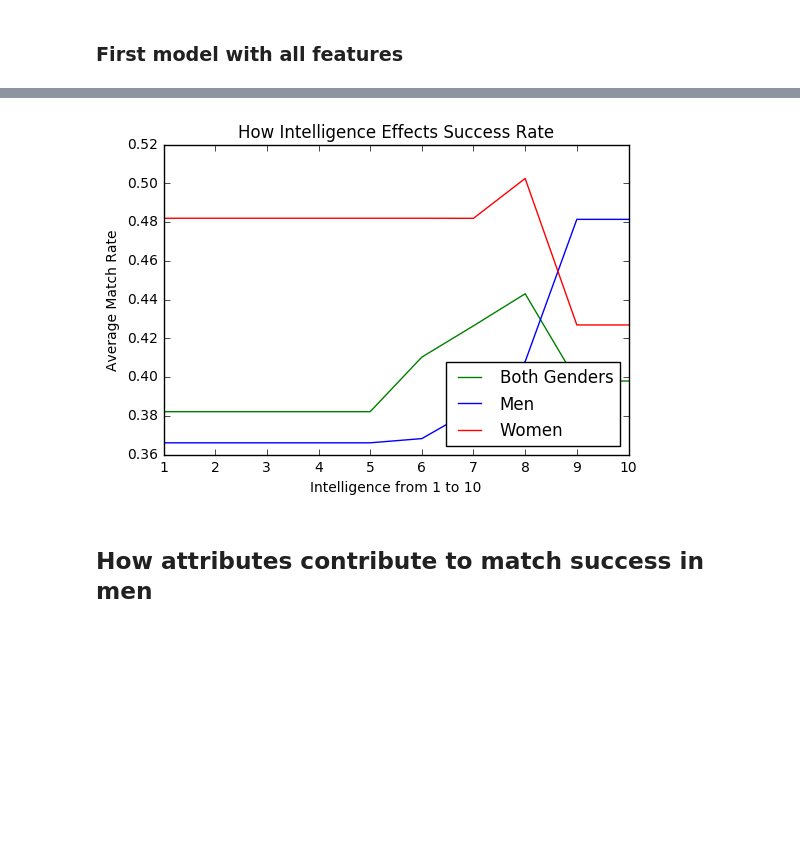
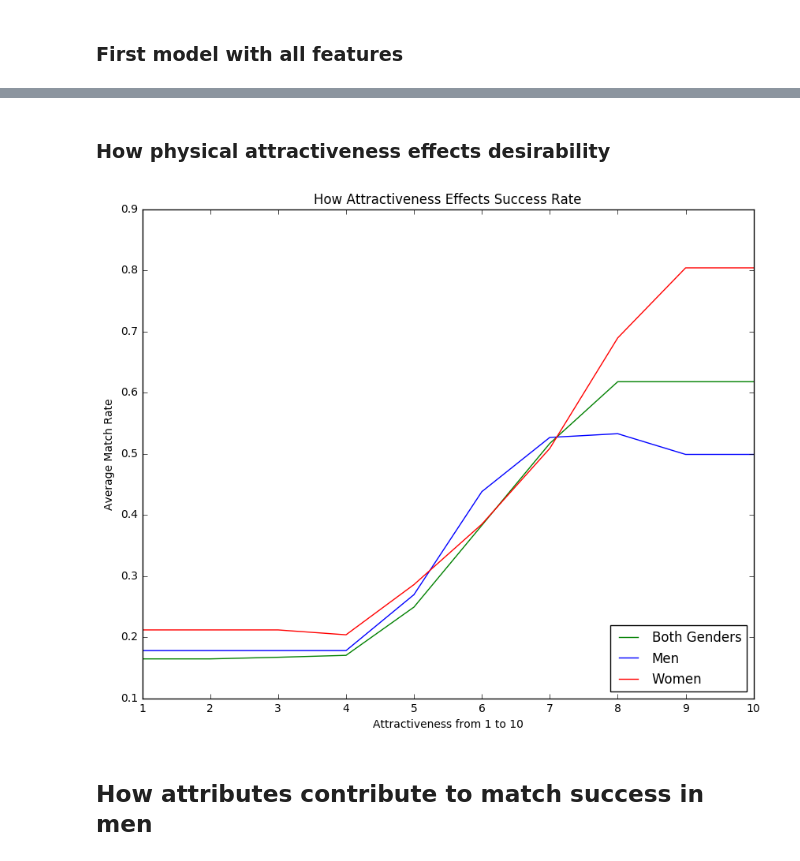
Before and after one commit to magescher/DataScience_SpeedDatingExperiment, a Jupyter notebook: SpeedDating.ipynb, the cells around one changed output, grey strips where cells are left out. Drawn from its saved outputs; the diff is of its cells as text; code cells hidden in the pictures; blank space fills up the shorter version.

```diff
--- a/SpeedDating.ipynb
+++ b/SpeedDating.ipynb
@@ -18,6 +15,0 @@ from sklearn.metrics import roc_auc_score
-# %%
-pd.set_option('display.max_columns', None)
-#pd.set_option('display.max_rows', None)
-df = pd.read_csv('data/speed_dating.csv', encoding="ISO-8859-1")
-print (df.head())
-print (df.describe())
@@ -411,6 +264,8 @@ GradientBoostingRegressor(alpha=0.9, criterion='friedman_mse', init=None,
              min_weight_fraction_leaf=0.0, n_estimators=100,
              presort='auto', random_state=None, subsample=1.0, verbose=0,
              warm_start=False)
+# %% [markdown]
+### How physical attractiveness effects desirability
 # %%
 x=[]
 y=[]
@@ -418,39 +273,39 @@ y_m=[]
 y_w=[]
 for j in range (1,11):
     avg=0
     for i in range (0,552):
         test_person=lookup[["attr_o","sinc_o","intel_o","fun_o","amb_o","shar_o"]].iloc[i]
-        test_person["intel_o"]=j
+        test_person["attr_o"]=j
         avg=avg+gbr.predict(test_person.reshape(1,-1))[0]
         #print est.predict(test_person)[0]
     y.append(float(avg/552))
     x.append(j)
 for j in range (1,11):
     avg=0
     for i in range (0,277):
         test_person=lookup_men[["attr_o","sinc_o","intel_o","fun_o","amb_o","shar_o"]].iloc[i]
-        test_person["intel_o"]=j
+        test_person["attr_o"]=j
         avg=avg+gbr_m.predict(test_person.reshape(1,-1))[0]
         #print est.predict(test_person)[0]
     y_m.append(float(avg/277))
 for j in range (1,11):
     avg=0
     for i in range (0,274):
         test_person=lookup_women[["attr_o","sinc_o","intel_o","fun_o","amb_o","shar_o"]].iloc[i]
-        test_person["intel_o"]=j
+        test_person["attr_o"]=j
         avg=avg+gbr_w.predict(test_person.reshape(1,-1))[0]
         #print est.predict(test_person)[0]
     y_w.append(float(avg/274))
-plt.title("How Intelligence Effects Success Rate")
-plt.xlabel("Intelligence from 1 to 10")
+plt.title("How Attractiveness Effects Success Rate")
+plt.xlabel("Attractiveness from 1 to 10")
 plt.ylabel("Average Match Rate")
 plt.plot(x,y,label="Both Genders",color='g')
 plt.plot(x,y_m,label="Men",color='b')
 plt.plot(x,y_w,label="Women",color='r')
 plt.legend(loc='lower right')
 plt.show()
 # %% [output]
-[figure, old version]
+[figure, new version]
 # %% [markdown]
 ## How attributes contribute to match success in men
 # %%
```
Also changed, not shown: parts of 26 cells of this notebook.
